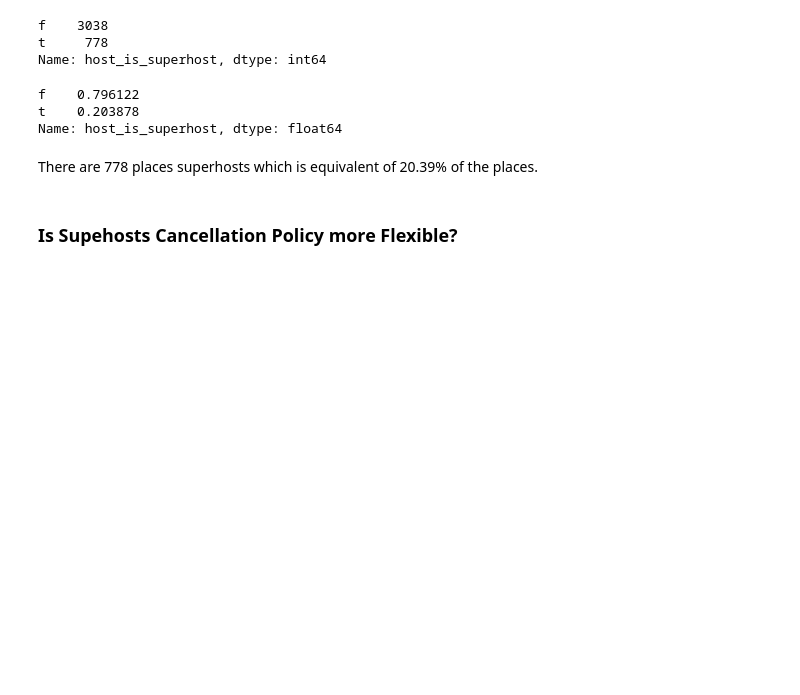
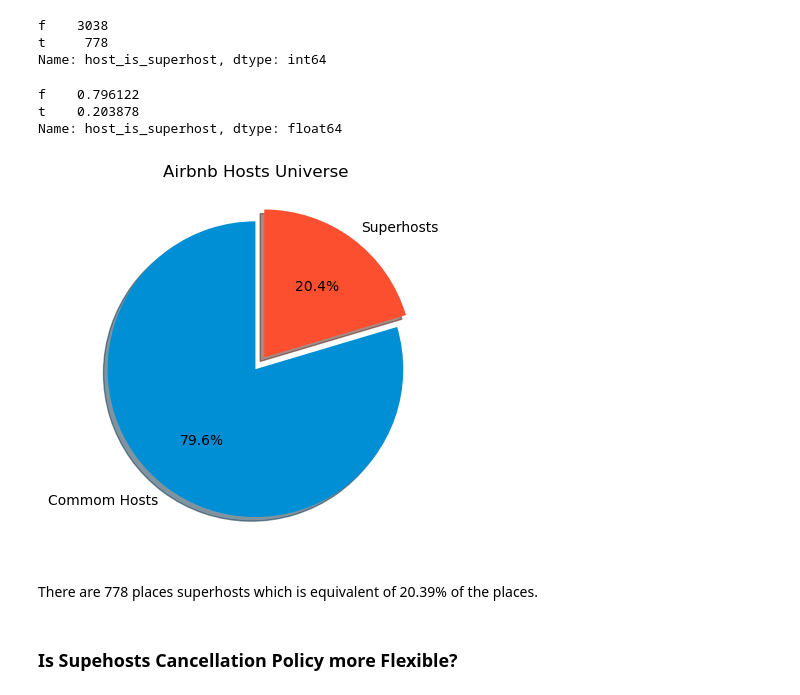
Before and after one commit to idocarmo/airbnb-seattle, a Jupyter notebook: icc-airbnb-seattle-exploring.ipynb, the cells around one changed output. Drawn from its saved outputs; the diff is of its cells as text; code cells hidden in the pictures; blank space fills up the shorter version.

```diff
--- a/icc-airbnb-seattle-exploring.ipynb
+++ b/icc-airbnb-seattle-exploring.ipynb
@@ -85,11 +88,27 @@ f    3038
 t     778
 Name: host_is_superhost, dtype: int64
 # %%
-df_listing.host_is_superhost.value_counts()/df_listing.host_is_superhost.value_counts().sum()
+hosts_ratio = df_listing.host_is_superhost.value_counts()/df_listing.host_is_superhost.value_counts().sum()
+hosts_ratio
 # %% [output]
 f    0.796122
 t    0.203878
 Name: host_is_superhost, dtype: float64
+# %%
+plt.figure()
+plt.pie(hosts_ratio.values,
+        colors=['#008fd5', '#fc4f30'],
+        startangle=90,
+        autopct='%1.1f%%',
+        labels=['Commom Hosts', 'Superhosts'],
+        explode=(0, 0.1),
+        shadow=True
+       )
+
+plt.title('Airbnb Hosts Universe')
+plt.show()
+# %% [output]
+[figure, added]
 # %% [markdown]
 There are 778 places superhosts which is equivalent of 20.39% of the places.
 # %% [markdown]
```
Also changed, not shown: parts of 11 cells of this notebook, 1 other file.
